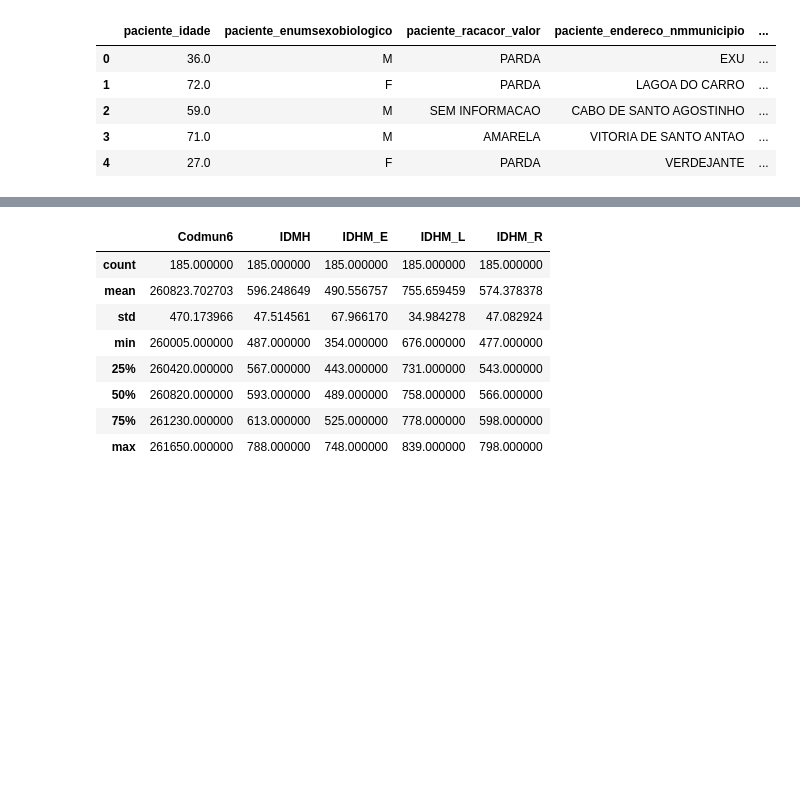
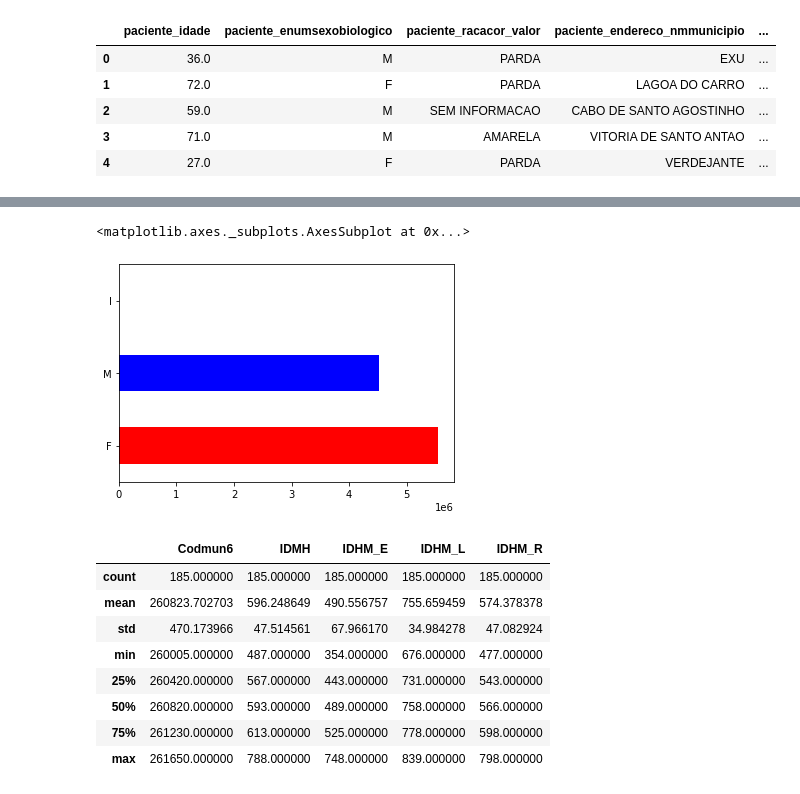
Before and after one commit to CamilaSDantas/vacina_covid19_pernambuco, a Jupyter notebook: VACINAxIDhPE.ipynb, the cells around one changed output, grey strips where cells are left out. Saved outputs shown, nothing was run; the diff lists cells and outputs as text; code cells hidden in the pictures; blank space fills up the shorter version.

```diff
--- a/VACINAxIDhPE.ipynb
+++ b/VACINAxIDhPE.ipynb
@@ -102,0 +114,2 @@ memory usage: 537.1+ MB
+# %%
+sexo = covid['paciente_enumsexobiologico'].value_counts()
@@ -103,3 +123,8 @@ memory usage: 537.1+ MB
+# %%
+sexo.plot(kind='barh', color = ['red', 'blue'])
+# %% [output]
+<matplotlib.axes._subplots.AxesSubplot at 0x...>
+[figure, added]
 # %%
 idhm.describe()
 # %% [output]
```
Also changed, not shown: parts of 19 cells of this notebook.
